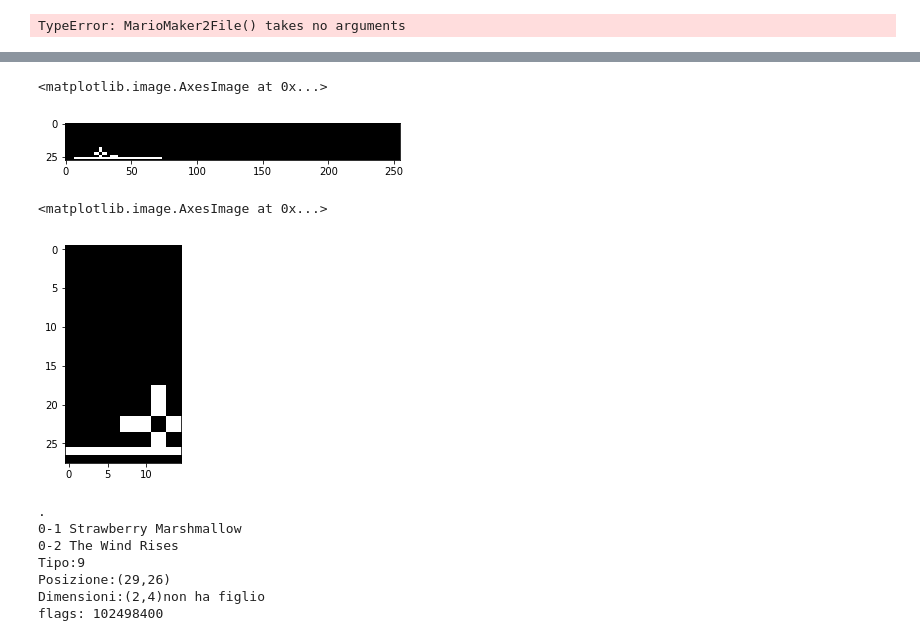
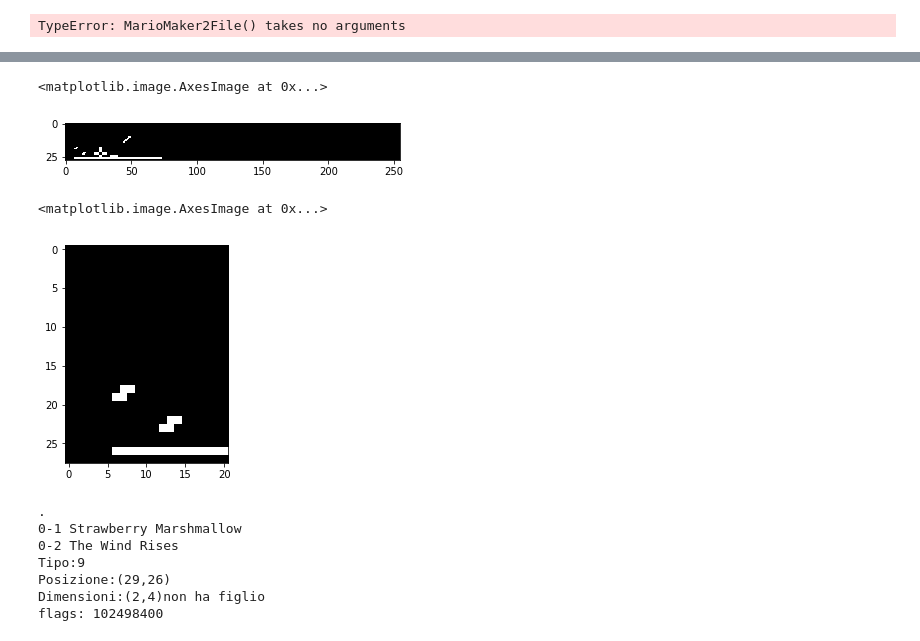
Before and after one commit to Jaeger87/Super-Mario-Deep-Maker-2, a Jupyter notebook: SuperMarioDeepMaker2.ipynb, the cells around one changed output, grey strips where cells are left out. Drawn from its saved outputs; the diff is of its cells as text; code cells hidden in the pictures.

```diff
--- a/SuperMarioDeepMaker2.ipynb
+++ b/SuperMarioDeepMaker2.ipynb
@@ -720,7 +720,6 @@ class LevelArea(ObjectBytes):
 
 
             if objectMM.shape == 3: #forma steep
-                self.setCellMatrix(matrix, objectMM, layer, objectMM.yPosition, objectMM.xPosition, True)
                 #if objectMM.objectFlags == 103809088:
                 #    for i in range(1, objectMM.objectWidth - 1):#discesa
                 #        matrix[objectMM.layer][(objectMM.yPosition - i - 1):(objectMM.yPosition - i + 1), objectMM.xPosition + i] = objectMM.flagsType
@@ -731,7 +730,7 @@ class LevelArea(ObjectBytes):
                     for i in range(1, objectMM.objectWidth - 1): #discesa da destra
                         matrix[objectMM.layer][(objectMM.yPosition + i - 1):(objectMM.yPosition + i + 1), objectMM.xPosition - i] = objectMM.flagsType
                     self.setCellMatrix(matrix, objectMM, layer, objectMM.yPosition + objectMM.objectHeight - 1, objectMM.xPosition - objectMM.objectWidth + 1 , False)
-                elif objectMM.objectFlags == 0:
+                elif (objectMM.objectType == 88 and (rotation == 0 or rotation == 32)): #salita normale
                     self.setCellMatrix(matrix, objectMM, layer, objectMM.yPosition, objectMM.xPosition, True)
                     for i in range(1, objectMM.objectWidth - 1): #salita
                         matrix[objectMM.layer][(objectMM.yPosition + i - 1):(objectMM.yPosition + i + 1), objectMM.xPosition + i] = objectMM.flagsType
@@ -1093,12 +1108,12 @@ AssertionError: occupato: tensor(378059882560) 88 3 2 True True 720 2160 65535 T
 plt.imshow(torch.flip(asd, [-2]), cmap='gray', vmin=0, vmax=1)
 # %% [output]
 <matplotlib.image.AxesImage at 0x...>
-[figure, old version]
+[figure, new version]
 # %%
-plt.imshow(torch.flip(asd[:,15:30], [-2]), cmap='gray', vmin=0, vmax=1)
+plt.imshow(torch.flip(asd[:,1:22], [-2]), cmap='gray', vmin=0, vmax=1)
 # %% [output]
 <matplotlib.image.AxesImage at 0x...>
-[figure, old version]
+[figure, new version]
 # %%
 for levelMM in tqdm(marioMakerLevels):
     levelMM.mainLevelArea.toPytorchMatrix()
```
Also changed, not shown: parts of 2 cells of this notebook.
